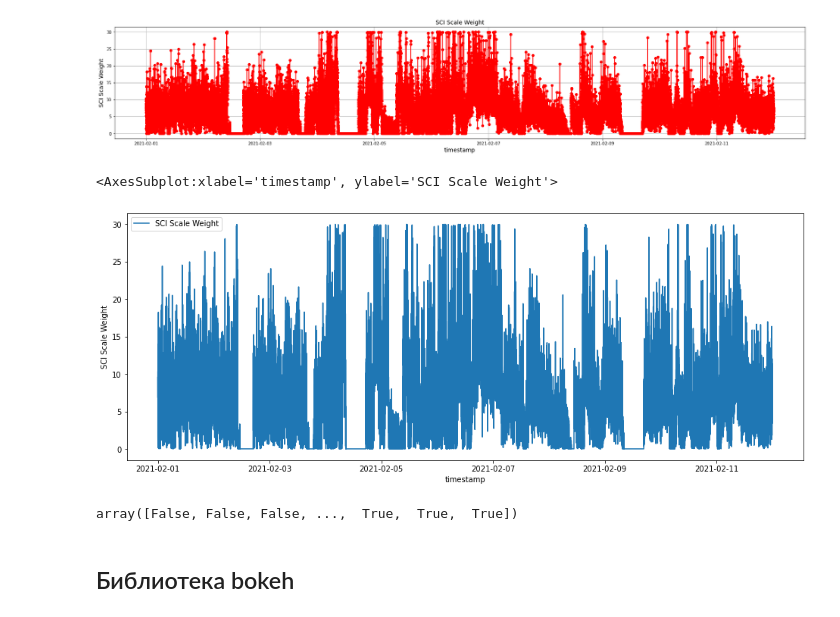
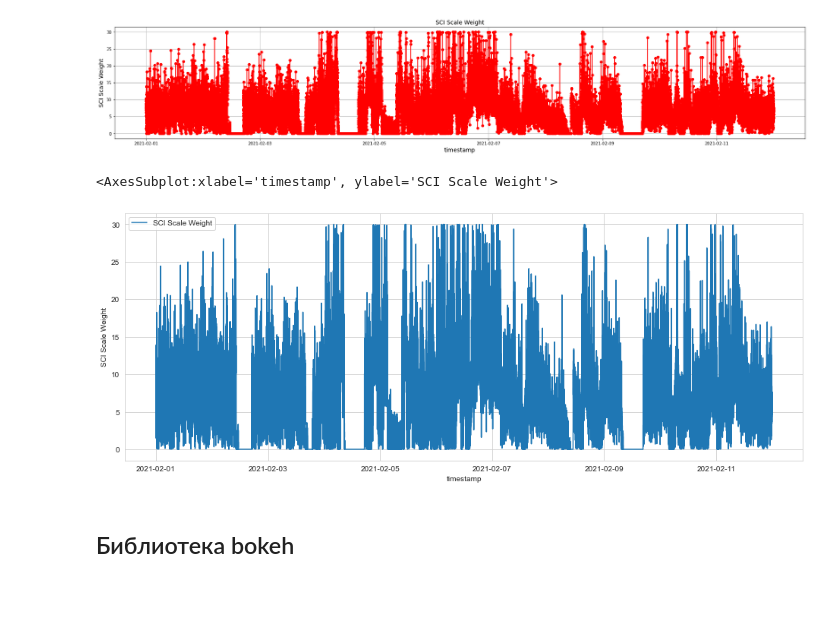
Before and after one commit to Randyrofed/Smart_Diagnosis, a Jupyter notebook: Smart_diagnosis.ipynb, the cells around one changed output. Drawn from its saved outputs; the diff is of its cells as text; code cells hidden in the pictures.

```diff
--- a/Smart_diagnosis.ipynb
+++ b/Smart_diagnosis.ipynb
@@ -161,15 +161,14 @@ plt.show()
 # %% [output]
 [figure]
 # %%
+# Change the style of the figure
+sn.set_style("whitegrid") #"darkgrid", "whitegrid", "dark", "white", "ticks"
+
 # Set the width and height of the figure
 plt.figure(figsize=(16,6))
 
 # Line chart
 sn.lineplot(data=excl_merged['SCI Scale Weight'], label="SCI Scale Weight")
 # %% [output]
 <AxesSubplot:xlabel='timestamp', ylabel='SCI Scale Weight'>
-[figure, old version]
+[figure, new version]
-# %%
-excl_merged.index.duplicated()
-# %% [output]
-array([False, False, False, ...,  True,  True,  True])
```
Also changed, not shown: parts of 6 cells of this notebook.
